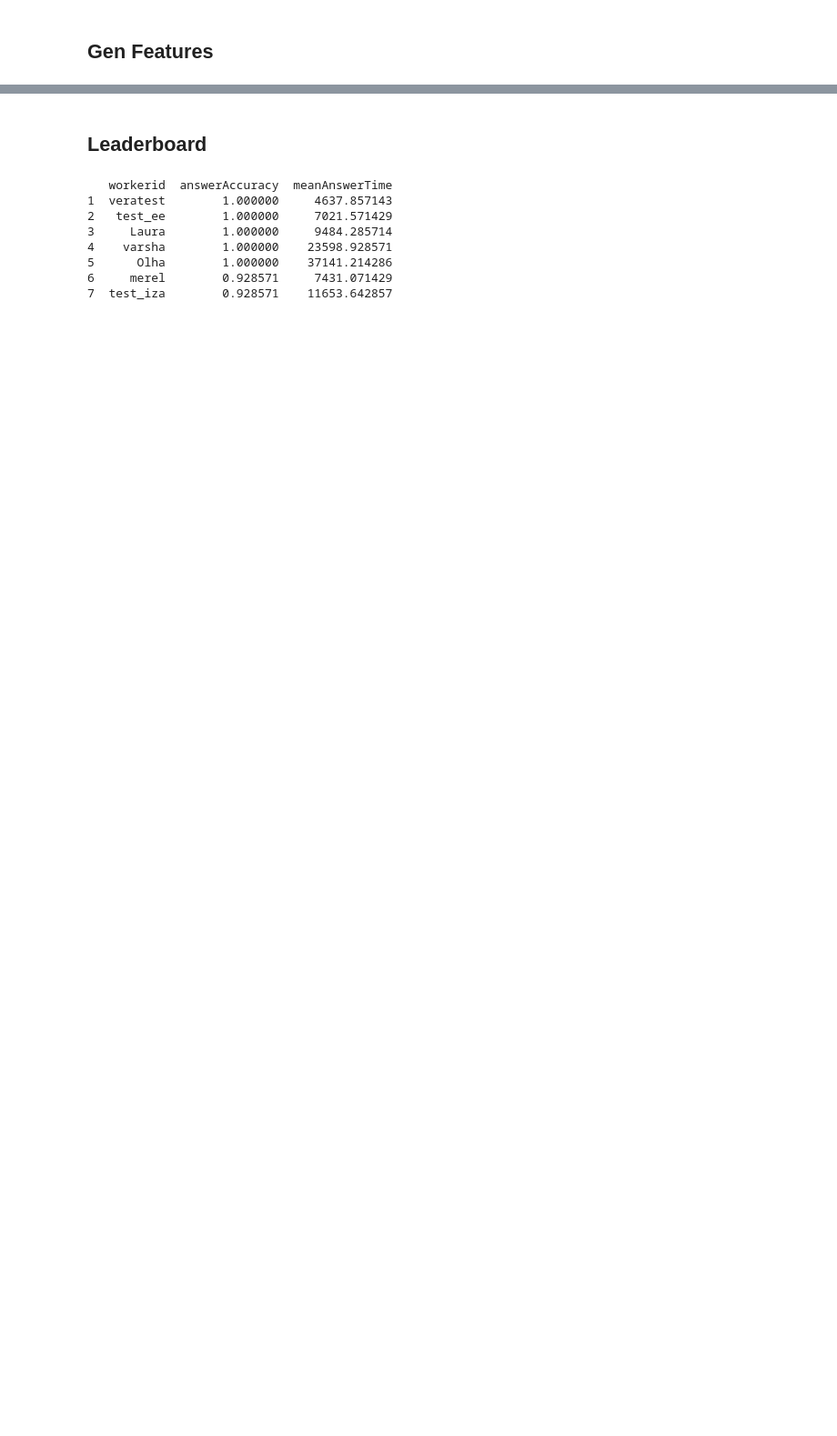
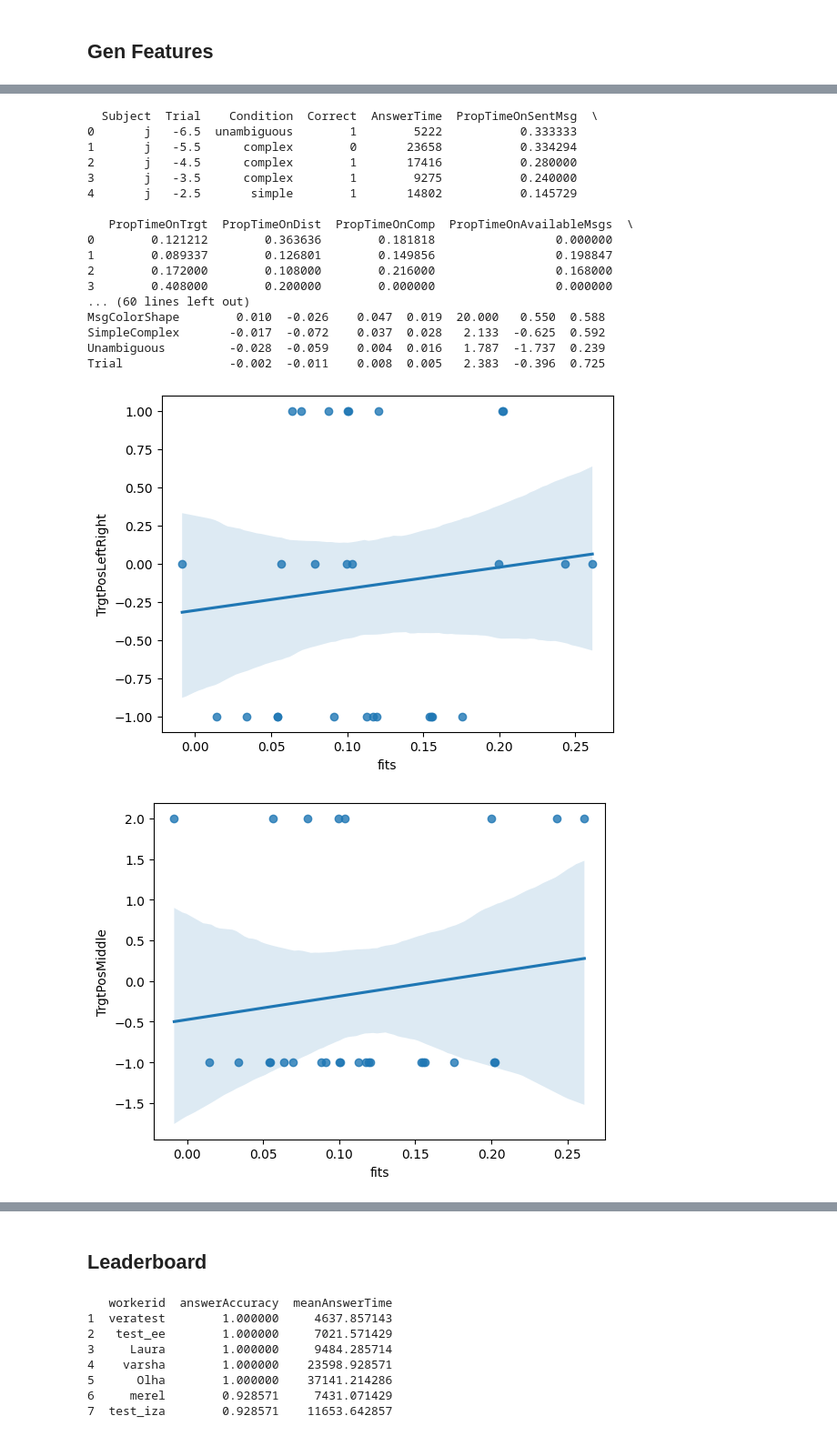
Before and after one commit to GAtemROU/Thesis-Project, a Jupyter notebook: analysis/heatmap_gen.ipynb, the cells around one changed output, grey strips where cells are left out. Shown at 91% size. Drawn from its saved outputs; the diff is of its cells as text; code cells hidden in the pictures; blank space fills up the shorter version.

```diff
--- a/analysis/heatmap_gen.ipynb
+++ b/analysis/heatmap_gen.ipynb
@@ -203,0 +448,42 @@ final_df
+# %%
+
+from pymer4.models import Lmer
+import math
+
+def logit(x):
+    odds = x/(1-x)
+    if (x/1-x) >= 1:
+        odds -= 1e-10
+    elif (x/1-x) <= 0:
+        odds += 1e-10
+    return math.log(odds)
+fit_df['PropTimeOnAvailableMsgsLog'] = fit_df['PropTimeOnAvailableMsgs'].apply(lambda x: logit(x))
+fit_df['Trial'] = fit_df['Trial']-fit_df['Trial'].median()
+print(fit_df.head())
+reg = Lmer('PropTimeOnAvailableMsgsLog ~ TrgtPosLeftRight + TrgtPosMiddle + MsgColorShape + SimpleComplex + Unambiguous + Trial + (1 + TrgtPosLeftRight + TrgtPosMiddle + SimpleComplex + Unambiguous + Trial|Subject)', data=fit_df)
+print(reg.fit())
+
+# plot feature and mmodel predictions for each feature
+for feature in features:
+    plt.figure()
+    sns.regplot(x='fits', y=feature, data=reg.data, fit_reg=True)
+# %% [output]
+  Subject  Trial    Condition  Correct  AnswerTime  PropTimeOnSentMsg  \
+0       j   -6.5  unambiguous        1        5222           0.333333
+1       j   -5.5      complex        0       23658           0.334294
+2       j   -4.5      complex        1       17416           0.280000
+3       j   -3.5      complex        1        9275           0.240000
+4       j   -2.5       simple        1       14802           0.145729
+
+   PropTimeOnTrgt  PropTimeOnDist  PropTimeOnComp  PropTimeOnAvailableMsgs  \
+0        0.121212        0.363636        0.181818                 0.000000
+1        0.089337        0.126801        0.149856                 0.198847
+2        0.172000        0.108000        0.216000                 0.168000
+3        0.408000        0.200000        0.000000                 0.000000
+... (60 lines left out)
+MsgColorShape        0.010  -0.026    0.047  0.019  20.000   0.550  0.588
+SimpleComplex       -0.017  -0.072    0.037  0.028   2.133  -0.625  0.592
+Unambiguous         -0.028  -0.059    0.004  0.016   1.787  -1.737  0.239
+Trial               -0.002  -0.011    0.008  0.005   2.383  -0.396  0.725
+[figure, added]
+[figure, added]
```
Also changed, not shown: parts of 18 cells of this notebook, 27 other files.
